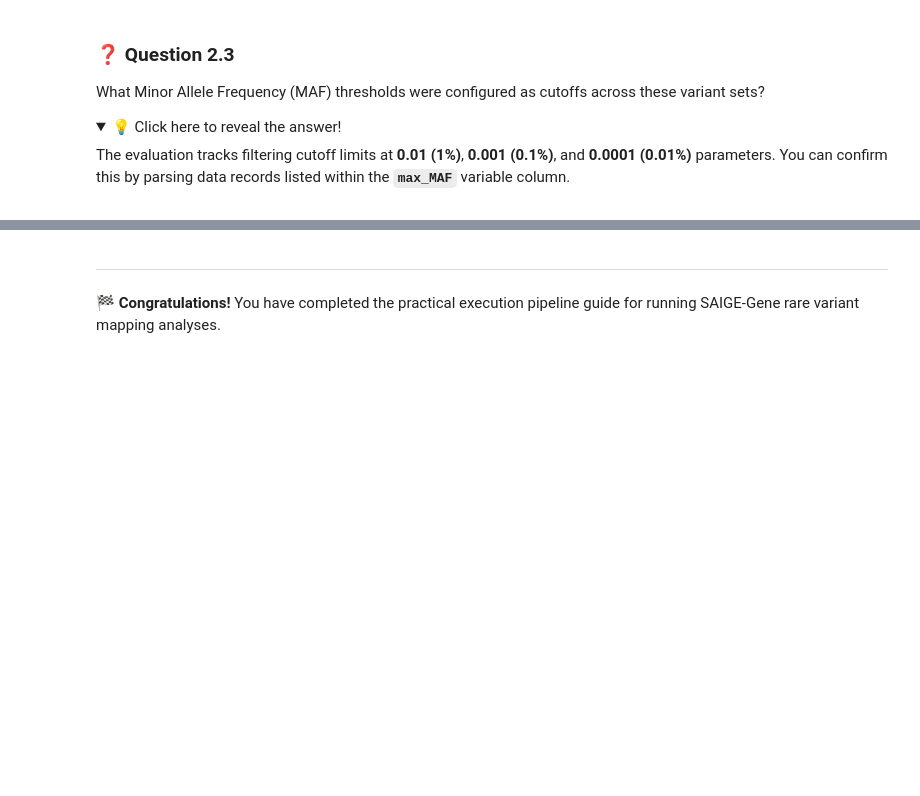
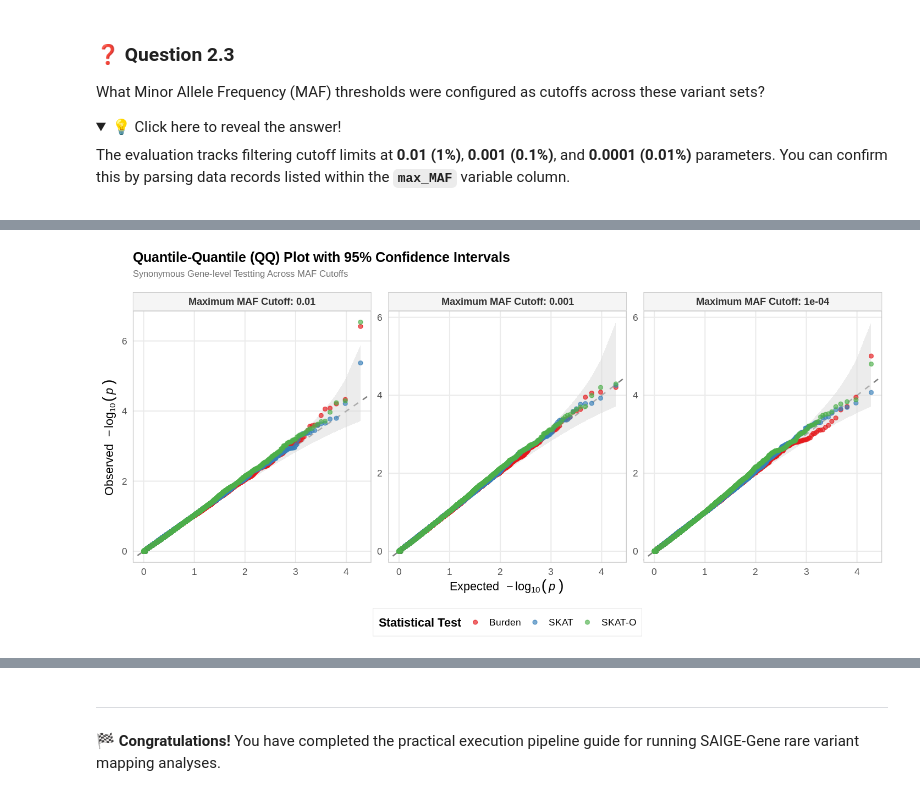
Before and after one commit to astheeggeggs/testing_colab, a Jupyter notebook: rare_variant_SAIGE.ipynb, the cells around one changed output, grey strips where cells are left out. Drawn from its saved outputs; the diff is of its cells as text; code cells hidden in the pictures; folded sections open; blank space fills up the shorter version.

```diff
--- a/rare_variant_SAIGE.ipynb
+++ b/rare_variant_SAIGE.ipynb
@@ -324,0 +315,95 @@ ggplot(dt %>% setorder("class"), aes(x=-log10(Pvalue_exp), y=-log10(Pvalue), col
+# %%
+%%R -w 12 -h 6 --units in -r 120
+library(data.table)
+library(dplyr)
+library(tidyr)
+library(ggplot2)
+
+# 1. Load Data Safely
+setwd("/content")
+dt <- fread(cmd = "zcat pilot-traits_uk-biobank_gene_uk-biobank.palmer.pilot.AFib.JULY23Freeze.ALL.EUR.28671.373704.SAIGE.gene.20240110.txt.gz")
+
+# 2. Advanced Data Pipeline with Ordered Factors and Confidence Intervals
+plot_data <- dt %>%
+  filter(Group != "Cauchy") %>%
+  pivot_longer(
+    cols = c(Pvalue, Pvalue_Burden, Pvalue_SKAT),
+    names_to = "class",
+    values_to = "Pvalue"
+  ) %>%
+  mutate(
+    class = case_match(
+      class,
+      "Pvalue"        ~ "SKAT-O",
+      "Pvalue_Burden" ~ "Burden",
+      "Pvalue_SKAT"   ~ "SKAT"
+    ),
+    Group = case_match(
+      Group,
+      "damaging_missense_or_protein_altering" ~ "Damaging missense",
+      "other_missense_or_protein_altering"    ~ "Other missense",
+      "pLoF"                                  ~ "pLoF",
+      "pLoF;damaging_missense_or_protein_altering" ~ "pLoF, damaging missense",
+      "pLoF;damaging_missense_or_protein_altering;other_missense_or_protein_altering;synonymous" ~ "pLoF, damaging missense, other missense, synonymous",
+      "synonymous"                            ~ "Synonymous"
+    ),
+    # Create the clean string label
+    max_MAF_label = paste0("Maximum MAF Cutoff: ", max_MAF)
+  ) %>%
+  filter(Group == "Synonymous") %>%
+  # --- FIX 1: Sort by numeric MAF descending to lock in your custom facet order ---
+  arrange(desc(max_MAF)) %>%
+  mutate(max_MAF_label = factor(max_MAF_label, levels = unique(max_MAF_label))) %>%
+  # Process mathematical ranks and null distributions
+  group_by(class, Group, max_MAF) %>%
+  arrange(Pvalue, .by_group = TRUE) %>%
+  mutate(
+    rank = row_number(),
+    n_total = n(),
+    Pvalue_exp = rank / (n_total + 1),
+    lower_ci = qbeta(0.025, rank, n_total - rank + 1),
+    upper_ci = qbeta(0.975, rank, n_total - rank + 1)
+  ) %>%
+  ungroup()
+
+p <- ggplot(plot_data, aes(x = -log10(Pvalue_exp), y = -log10(Pvalue))) +
+
+  # Identity Line
+  geom_abline(intercept = 0, slope = 1, color = "grey50", linetype = "dashed", linewidth = 0.7) +
+  geom_ribbon(
+    data = filter(plot_data, class == "SKAT-O"),
+    aes(x = -log10(Pvalue_exp), ymin = -log10(upper_ci), ymax = -log10(lower_ci)),
+    fill = "grey85",
+    alpha = 0.5,
+    inherit.aes = FALSE
+  ) +
+
+  geom_point(aes(color = class), size = 1.8, alpha = 0.65) +
+
+  # Multi-panel grid layout
+  facet_wrap(~max_MAF_label, scales = 'free') +
+  scale_color_brewer(palette = "Set1") +
+
+  # Fine-Tuning Presentation Theme
+  theme_minimal(base_size = 13) +
+  theme(
+    panel.border       = element_rect(color = "grey80", fill = NA, linewidth = 0.8),
+    panel.grid.minor   = element_blank(),
+    strip.background   = element_rect(fill = "grey96", color = "grey80", linewidth = 0.5),
+    strip.text         = element_text(face = "bold", color = "grey20", size = 11),
+    legend.position    = "bottom",
+    legend.title       = element_text(face = "bold"),
+    legend.background  = element_rect(fill = "white", color = "grey90", linewidth = 0.3),
+    plot.title         = element_text(face = "bold", size = 15, margin = margin(b = 6)),
+    plot.subtitle      = element_text(color = "grey45", size = 10, margin = margin(b = 15))
+  ) +
+  labs(
+    title    = "Quantile-Quantile (QQ) Plot with 95% Confidence Intervals",
+    subtitle = "Synonymous Gene-level Testting Across MAF Cutoffs",
+    x        = expression(Expected~-log[10](italic(p))),
+    y        = expression(Observed~-log[10](italic(p))),
+    color    = "Statistical Test"
+  )
+print(p)
+# %% [output]
+[figure, added]
```
Also changed, not shown: parts of 5 cells of this notebook.
